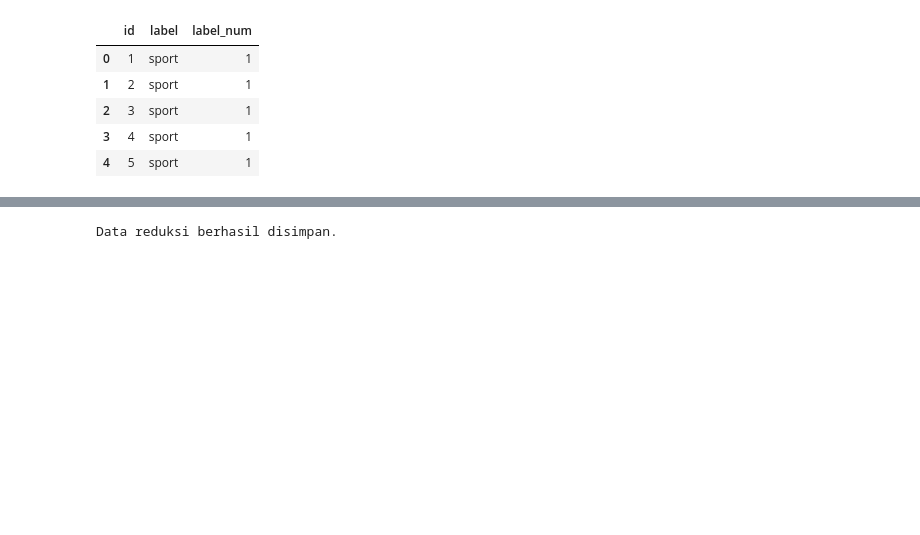
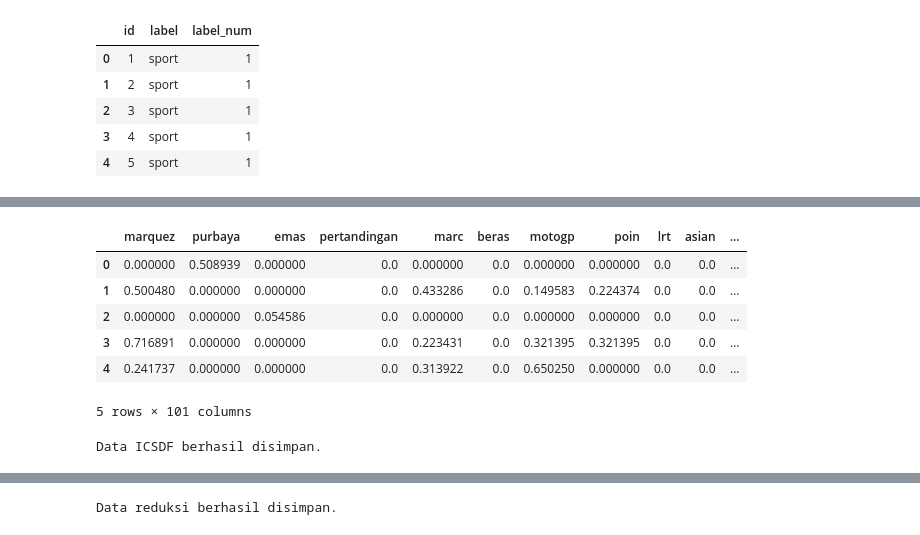
Before and after one commit to puspitaa4/PPW, a Jupyter notebook: _sources/Tugas_2.ipynb, the cells around one changed output, grey strips where cells are left out. Cells and saved outputs as stored; diff of their text form; code cells hidden in the pictures; blank space fills up the shorter version.

```diff
--- a/_sources/Tugas_2.ipynb
+++ b/_sources/Tugas_2.ipynb
@@ -719,0 +594,14 @@ df_test_reduksi.head()
+# %%
+X_train_icsdf = X_train_tfidf.multiply(
+    icsdf
+)
+
+X_test_icsdf = X_test_tfidf.multiply(
+    icsdf
+)
+
+X_train_icsdf = csr_matrix(X_train_icsdf)
+X_test_icsdf = csr_matrix(X_test_icsdf)
+
+print("Shape training :", X_train_icsdf.shape)
+print("Shape testing :", X_test_icsdf.shape)
@@ -719,0 +685,28 @@ df_test_reduksi.head()
+# %%
+icsdf_train_df = pd.DataFrame(
+    X_train_selected.toarray(),
+    columns=kata_penting
+)
+
+icsdf_train_df["label"] = (
+    y_train.reset_index(drop=True)
+)
+
+icsdf_train_df.head()
+# %% [output]
+|  | marquez | purbaya | emas | pertandingan | marc | beras | motogp | poin | lrt | asian | ... |
+| 0 | 0.000000 | 0.508939 | 0.000000 | 0.0 | 0.000000 | 0.0 | 0.000000 | 0.000000 | 0.0 | 0.0 | ... |
+| 1 | 0.500480 | 0.000000 | 0.000000 | 0.0 | 0.433286 | 0.0 | 0.149583 | 0.224374 | 0.0 | 0.0 | ... |
+| 2 | 0.000000 | 0.000000 | 0.054586 | 0.0 | 0.000000 | 0.0 | 0.000000 | 0.000000 | 0.0 | 0.0 | ... |
+| 3 | 0.716891 | 0.000000 | 0.000000 | 0.0 | 0.223431 | 0.0 | 0.321395 | 0.321395 | 0.0 | 0.0 | ... |
+| 4 | 0.241737 | 0.000000 | 0.000000 | 0.0 | 0.313922 | 0.0 | 0.650250 | 0.000000 | 0.0 | 0.0 | ... |
+5 rows × 101 columns
+# %%
+icsdf_train_df.to_excel(
+    "data_icsdf_training.xlsx",
+    index=False
+)
+
+print("Data ICSDF berhasil disimpan.")
+# %% [output]
+Data ICSDF berhasil disimpan.
```
Also changed, not shown: parts of 82 cells of this notebook, 6 other files.
